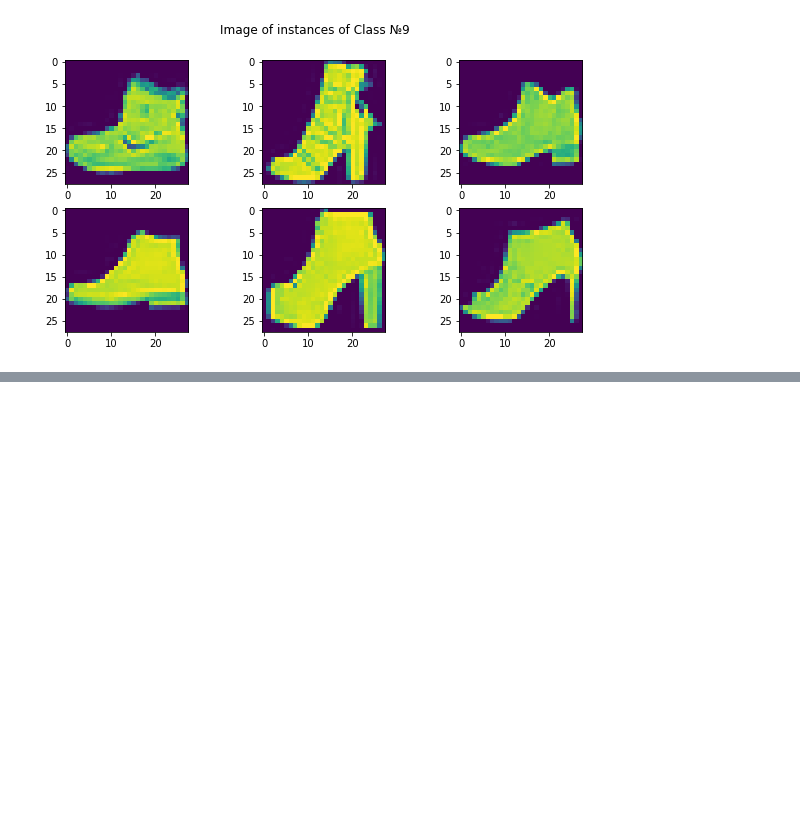
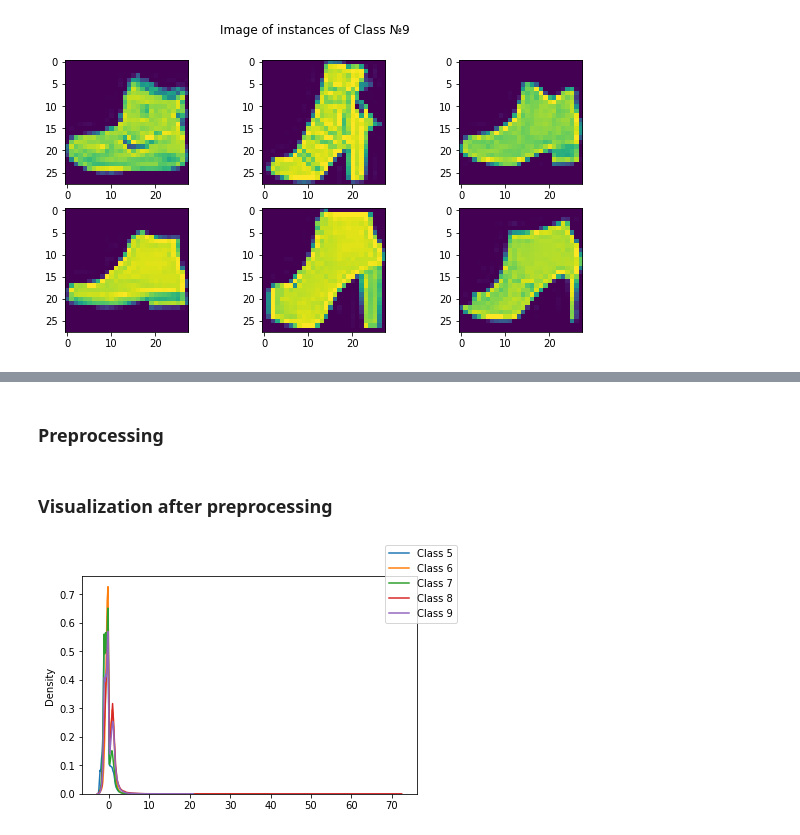
Before and after one commit to PashaIanko/ClothesClassifier, a Jupyter notebook: main.ipynb, the cells around one changed output, grey strips where cells are left out. Saved outputs shown, nothing was run; the diff lists cells and outputs as text; code cells hidden in the pictures; blank space fills up the shorter version.

Commit message:
Data preprocessing (Standartization)

```diff
--- a/main.ipynb
+++ b/main.ipynb
@@ -161,0 +176,22 @@ for class_n in range(10):
+# %% [markdown]
+### Preprocessing
+# %%
+preproc_pipeline = Pipeline(
+    [
+        ('scaler', StandardScaler())
+    ]
+)
+
+X_train = preproc_pipeline.fit_transform(X_train)
+X_test = preproc_pipeline.transform(X_test)
+# %% [markdown]
+### Visualization after preprocessing
+# %%
+# Distribution changed after preprocessing
+compare_pixel_dist(X_train,
+                   Y_train,
+                   classes = DataProperties.classes[5:],
+                   sample_size = 150
+)
+# %% [output]
+[figure, added]
```
Also changed, not shown: parts of 5 cells of this notebook.
